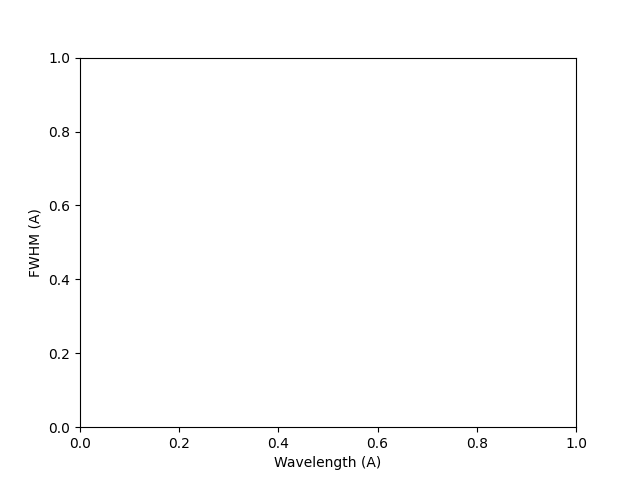
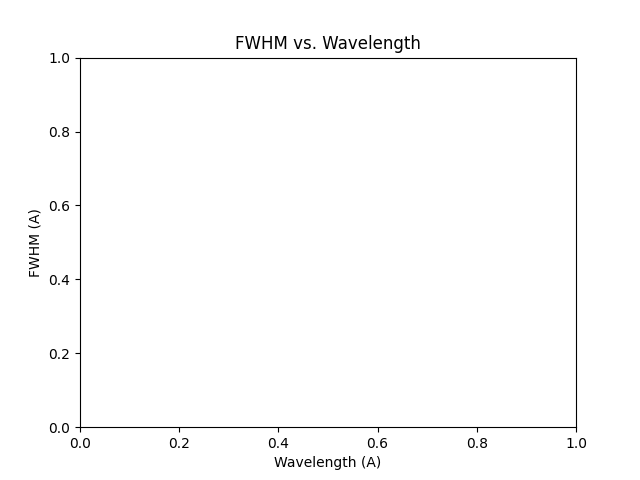
The notebook cell's code change between the first figure and the second:
--- before
+++ after
@@ -10,7 +10,9 @@
 FWAx.set_xlabel("Wavelength (A)")
 FWAx.set_ylabel("FWHM (A)")
+FWAx.set_title("FWHM vs. Wavelength")
 RFig, RAx = plt.subplots()
 RAx.set_xlabel("Wavelength (A)")
 RAx.set_ylabel("Resolving Power = $\\frac{FWHM}{\\lambda}$")
+RAx.set_title("Resolving Power vs. Wavelength")
 
 def updateGraphs():
@@ -25,4 +27,5 @@
     FWAx.set_xlabel("Wavelength (A)")
     FWAx.set_ylabel("FWHM (A)")
+    FWAx.set_title("FWHM vs. Wavelength")
     FWFig.canvas.draw()
     FWFig.canvas.flush_events()
@@ -32,4 +35,5 @@
     RAx.set_xlabel("Wavelength (A)")
     RAx.set_ylabel("Resolving Power = $\\frac{FWHM}{\\lambda}$")
+    RAx.set_title("Resolving Power vs. Wavelength")
     RFig.canvas.draw()
     RFig.canvas.flush_events()

Commit: Added titles to vph300 HK plots